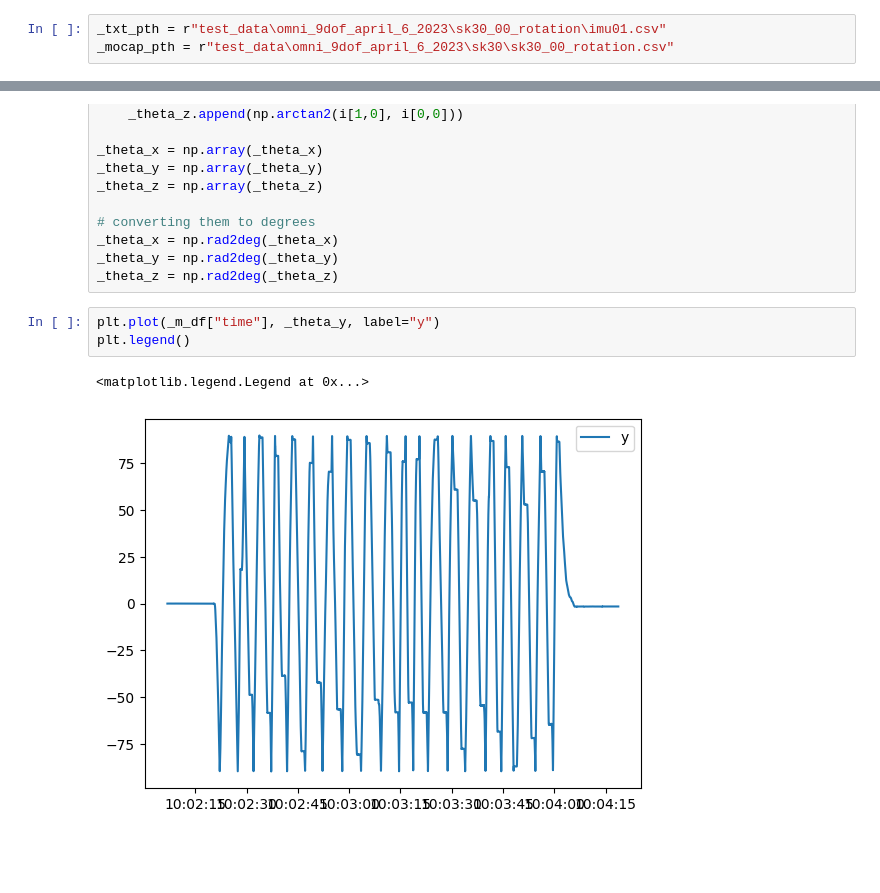
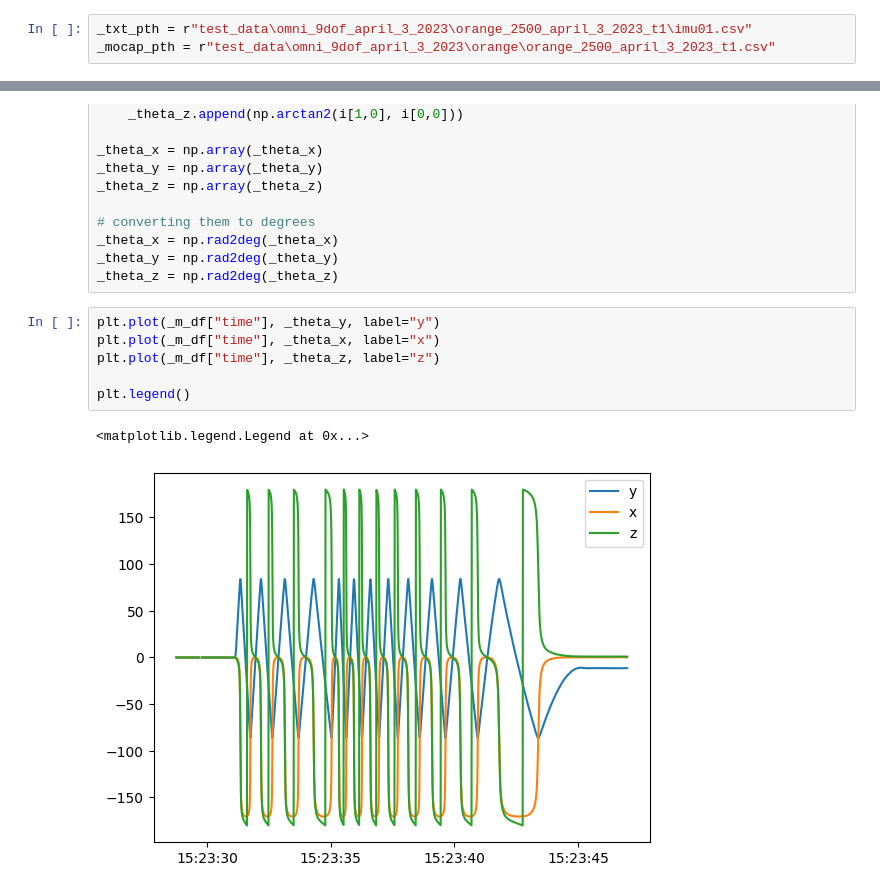
Before and after one commit to SujithChristopher/armbo_preliminary_work, a Jupyter notebook: simulation/ipy_notebooks/encoder_validation_orange.ipynb, the cells around one changed output, grey strips where cells are left out. Saved outputs shown, nothing was run; the diff lists cells and outputs as text; blank space fills up the shorter version.

```diff
--- a/simulation/ipy_notebooks/encoder_validation_orange.ipynb
+++ b/simulation/ipy_notebooks/encoder_validation_orange.ipynb
@@ -11,8 +11,8 @@ from tqdm import tqdm
 import matplotlib.pyplot as plt
 from scipy import integrate
 # %%
-_txt_pth = r"test_data\omni_9dof_april_6_2023\sk30_00_rotation\imu01.csv"
-_mocap_pth = r"test_data\omni_9dof_april_6_2023\sk30\sk30_00_rotation.csv"
+_txt_pth = r"test_data\omni_9dof_april_3_2023\orange_2500_april_3_2023_t1\imu01.csv"
+_mocap_pth = r"test_data\omni_9dof_april_3_2023\orange\orange_2500_april_3_2023_t1.csv"
 # %%
 sk_df = pd.read_csv(_txt_pth)
 _mocap_df, st_time = read_rigid_body_csv(_mocap_pth)
@@ -106,10 +106,13 @@ _theta_y = np.rad2deg(_theta_y)
 _theta_z = np.rad2deg(_theta_z)
 # %%
 plt.plot(_m_df["time"], _theta_y, label="y")
+plt.plot(_m_df["time"], _theta_x, label="x")
+plt.plot(_m_df["time"], _theta_z, label="z")
+
 plt.legend()
 # %% [output]
 <matplotlib.legend.Legend at 0x...>
-[figure, old version]
+[figure, new version]
 # %%
 theta_df = pd.DataFrame({"time": _m_df["time"], "theta_y": _theta_y})
 theta_df["diff"] = abs(theta_df["theta_y"].diff())
```
Also changed, not shown: parts of 6 cells of this notebook, 1 other file.
